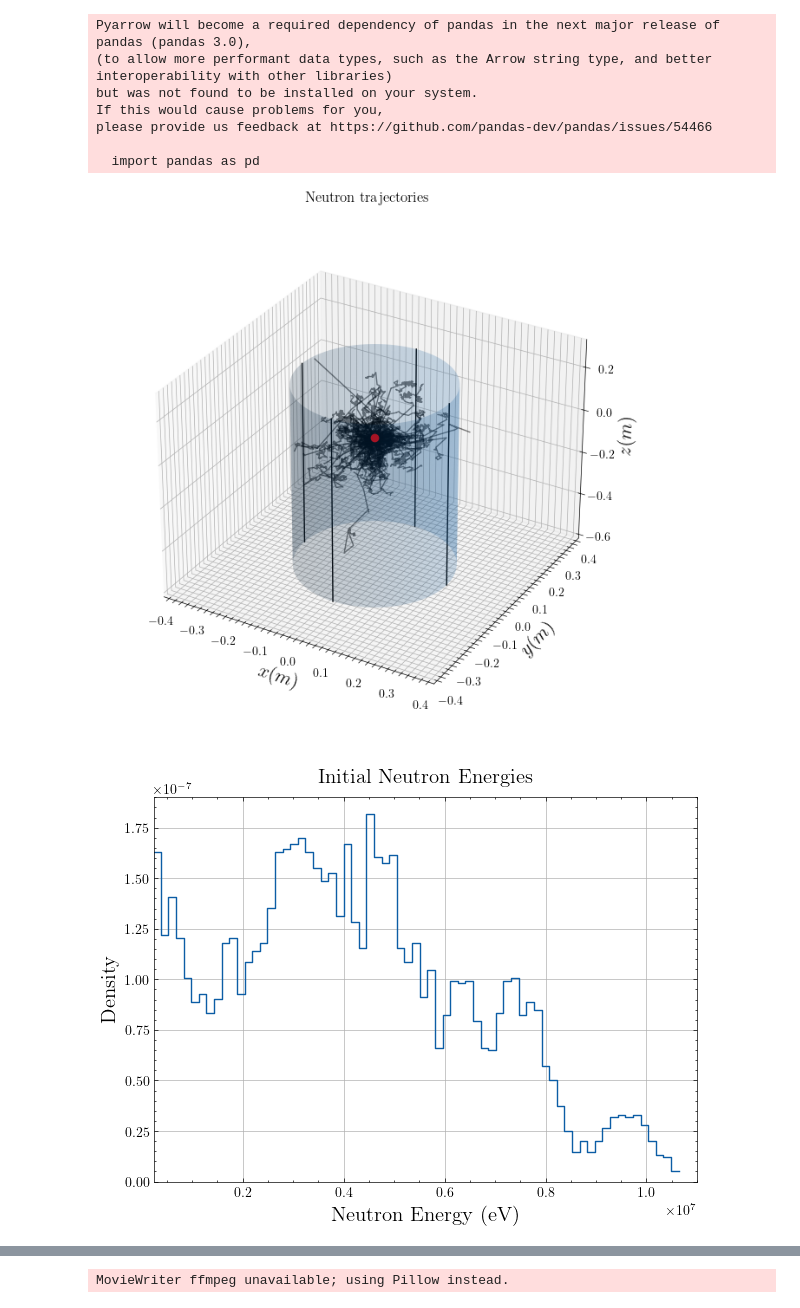
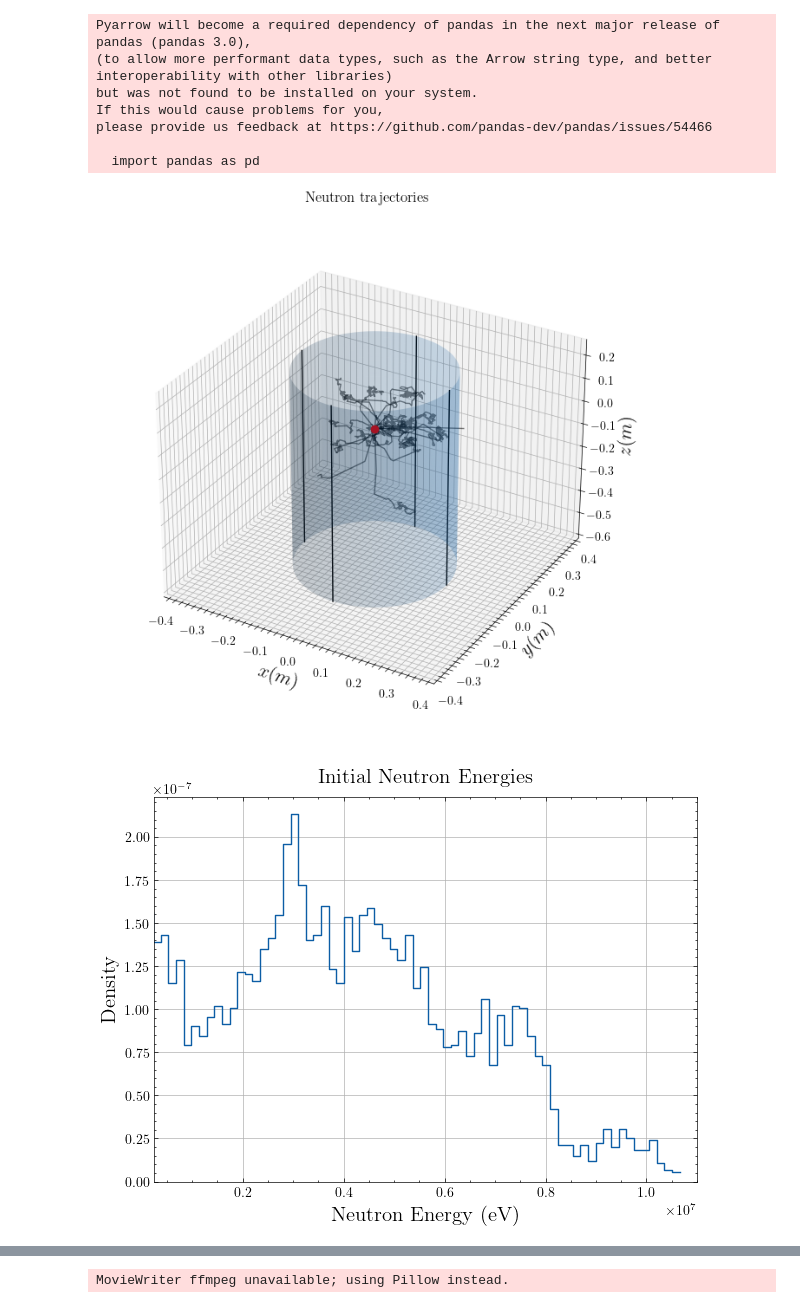
Before and after one commit to DerkNiessink/NeutroWater, a Jupyter notebook: analysis/simulation.ipynb, the cells around one changed output, grey strips where cells are left out. Drawn from its saved outputs; the diff is of its cells as text; code cells hidden in the pictures.

```diff
--- a/analysis/simulation.ipynb
+++ b/analysis/simulation.ipynb
@@ -80,12 +69,12 @@ params = Parameters(
 # %%
-params.nNeutrons = 100
+params.nNeutrons = 20
 diffusing_neutrons = DiffusingNeutrons(params)
 diffusing_neutrons.diffuse(nCollisions=1000000)
 
 measure = Measurer(diffusing_neutrons)
 plot_trajectories(measure.positions(), diffusing_neutrons.tank)
 # %% [output]
-[figure, old version]
+[figure, new version]
 # %%
 params.nNeutrons = 5000
 diffusing_neutrons = DiffusingNeutrons(params)
@@ -105,7 +94,7 @@ plt.grid(True)
 plt.xlim(10**5.4, 1.1*10**7)
 plt.show()
 # %% [output]
-[figure, old version]
+[figure, new version]
 # %%
 mw = MaxwellBoltzmann()
 
```
Also changed, not shown: parts of 9 cells of this notebook, 9 other files.
